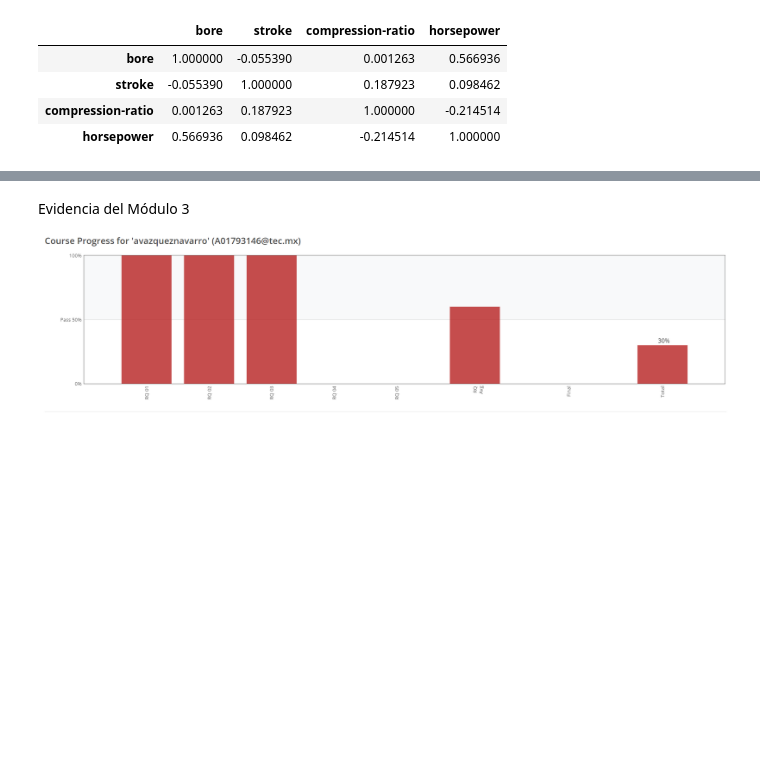
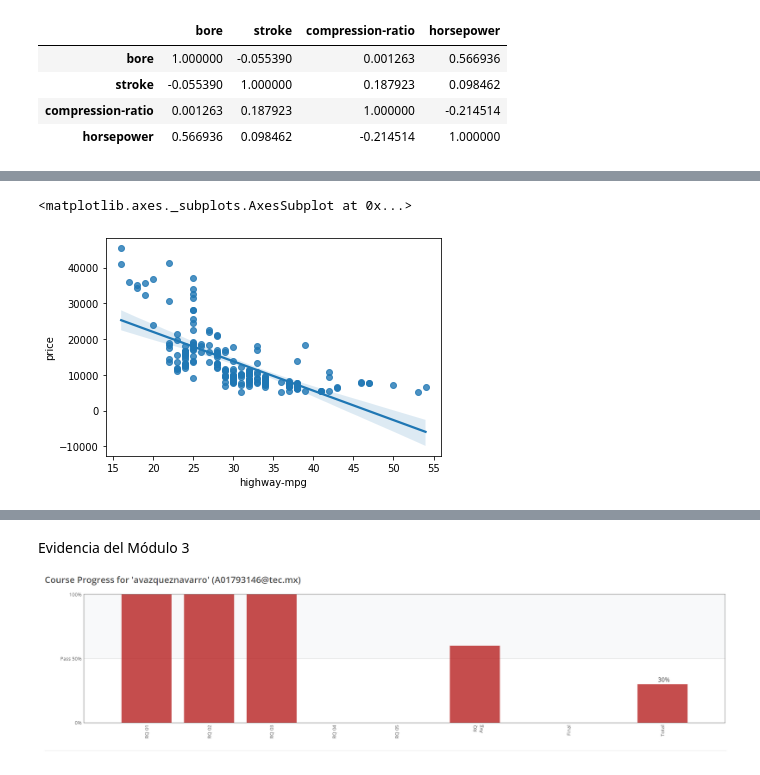
Before and after one commit to PosgradoMNA/actividades-de-aprendizaje-A01793146, a Jupyter notebook: DataAnalysis/Modulo03.ipynb, the cells around one changed output, grey strips where cells are left out. Saved outputs shown, nothing was run; the diff lists cells and outputs as text; code cells hidden in the pictures; blank space fills up the shorter version.

```diff
--- a/DataAnalysis/Modulo03.ipynb
+++ b/DataAnalysis/Modulo03.ipynb
@@ -105,0 +123,6 @@ dfCorr
+# %%
+# We can deepen into the correlation between highway-mpg and price
+df[["highway-mpg", "price"]].corr()
+# %% [output]
+<matplotlib.axes._subplots.AxesSubplot at 0x...>
+[figure, added]
```
Also changed, not shown: parts of 19 cells of this notebook.
